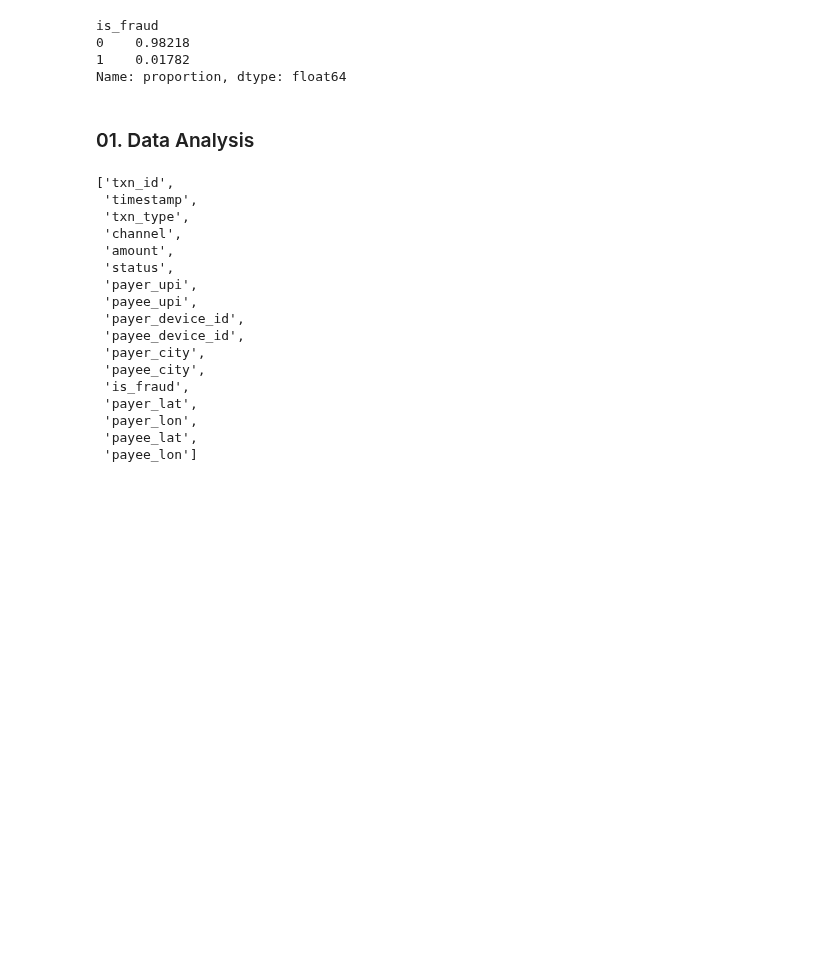
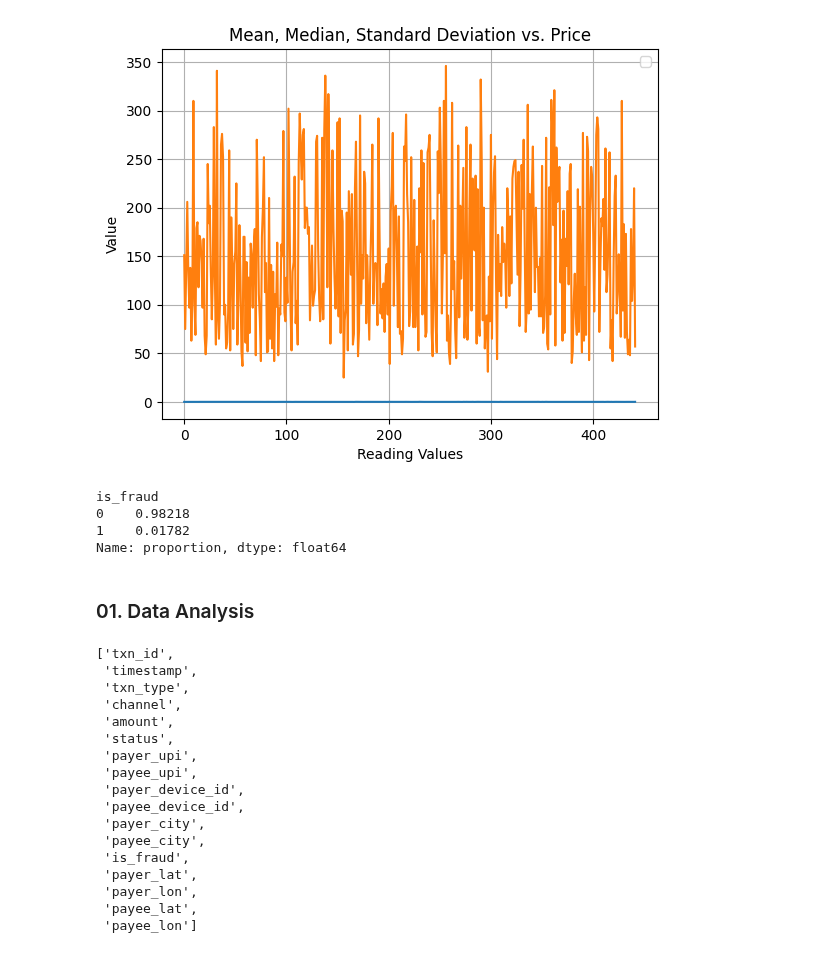
Before and after one commit to rahul8879/rbyte_ai_engineering, a Jupyter notebook: case_study/notebook/01_eda.ipynb, the cells around one changed output. Drawn from its saved outputs; the diff is of its cells as text; code cells hidden in the pictures; blank space fills up the shorter version.

```diff
--- a/case_study/notebook/01_eda.ipynb
+++ b/case_study/notebook/01_eda.ipynb
@@ -3,3 +3,9 @@ import pandas as pd
 import numpy as np
 import matplotlib.pyplot as plt
 import seaborn as sns
+from sklearn.datasets import load_diabetes
+data =load_diabetes()
+# %%
+ddf_data = pd.DataFrame(data.data,columns=data.feature_names)
+ddf_data['Target'] = pd.DataFrame(data.target)
+ddf_data.head(2)
@@ -5,0 +27,12 @@ import seaborn as sns
+# %%
+#age vs Target - Assumption is that older people with
+features = [
+    's1', 's2', 's3', 's4', 's5', 's6',
+]
+
+ddf_data['mean_s1_s6']=ddf_data[features].mean(axis=1)
+ddf_data['median_s1_s6']=ddf_data[features].median(axis=1)
+ddf_data['std_s1_s6']=ddf_data[features].std(axis=1)
+
+
+ddf_data.head(2)
@@ -6,3 +43,14 @@ import seaborn as sns
+# %%
+plt.Figure(figsize=(12, 6))
+plt.plot(ddf_data[['mean_s1_s6', 'Target']].values)
+plt.xlabel('Reading Values')
+plt.ylabel('Value')
+plt.title('Mean, Median, Standard Deviation vs. Price')
+plt.legend()
+plt.grid(True)
+plt.show()
+# %% [output]
+[figure, added]
 # %%
 # lets say usally you do 2000 tx day <--- cust ABC
 # sudden at mid night ==> 10000 tx in 1 day <--- cust ABC
```
Also changed, not shown: parts of 3 cells of this notebook, 3 other files.
